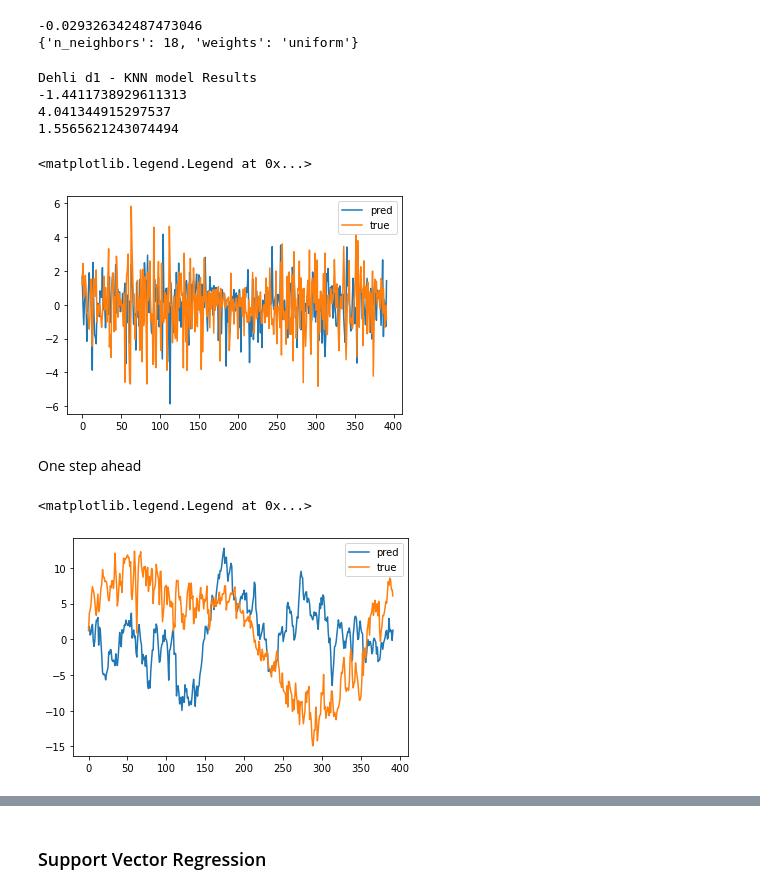
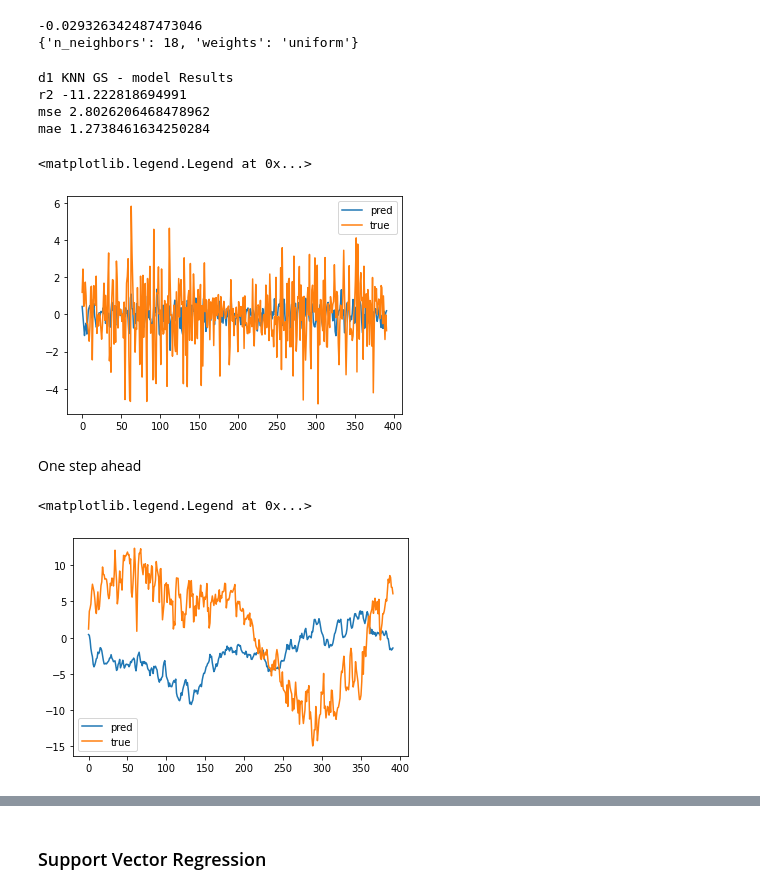
Before and after one commit to lucascouri2/residencia-st, a Jupyter notebook: Relatorio.ipynb, the cells around one changed output, grey strips where cells are left out. Cells and saved outputs as stored; diff of their text form; code cells hidden in the pictures.

```diff
--- a/Relatorio.ipynb
+++ b/Relatorio.ipynb
@@ -535,35 +551,30 @@ print(res_diff.best_params_)
 # %% [output]
 -0.029326342487473046
 {'n_neighbors': 18, 'weights': 'uniform'}
-# %%
-print('Dehli d1 - KNN model Results')
-print(r2_score(neighd1.predict(X_test_d1), y_test_d1))
-print(mean_squared_error(neighd1.predict(X_test_d1), y_test_d1))
-print(mean_absolute_error(neighd1.predict(X_test_d1), y_test_d1))
-results['KNN D1'] = {'r2':r2_score(neigh.predict(X_test), y_test), \
-                 'mse': mean_squared_error(neigh.predict(X_test), y_test),
-                 'mae': mean_absolute_error(neigh.predict(X_test), y_test)}
-# %% [output]
-Dehli d1 - KNN model Results
--1.4411738929611313
-4.041344915297537
-1.5565621243074494
+# %%
+prediction_diff = res_diff.predict(X_test_d1)
+show_metrics(y_test_d1, prediction_diff, results, 'd1 KNN GS')
+# %% [output]
+d1 KNN GS - model Results
+r2 -11.222818694991
+mse 2.8026206468478962
+mae 1.2738461634250284
 # %%
 fig, ax = plt.subplots()
-ax.plot(pd.Series(neighd1.predict(X_test_d1).flatten()), label='pred')
+ax.plot(pd.Series(prediction_diff.flatten()), label='pred')
 ax.plot(y_test_d1.reset_index(drop=True), label='true')
 plt.legend()
 # %% [output]
 <matplotlib.legend.Legend at 0x...>
-[figure, old version]
+[figure, new version]
 # %% [markdown]
 One step ahead
 # %%
 fig, ax = plt.subplots()
-ax.plot(pd.Series(neighd1.predict(X_test_d1).flatten()).cumsum(), label='pred')
+ax.plot(pd.Series(prediction_diff.flatten()).cumsum(), label='pred')
 ax.plot(y_test_d1.reset_index(drop=True).cumsum(), label='true')
 plt.legend()
 # %% [output]
 <matplotlib.legend.Legend at 0x...>
-[figure, old version]
+[figure, new version]
 # %%
```
Also changed, not shown: parts of 14 cells of this notebook.
